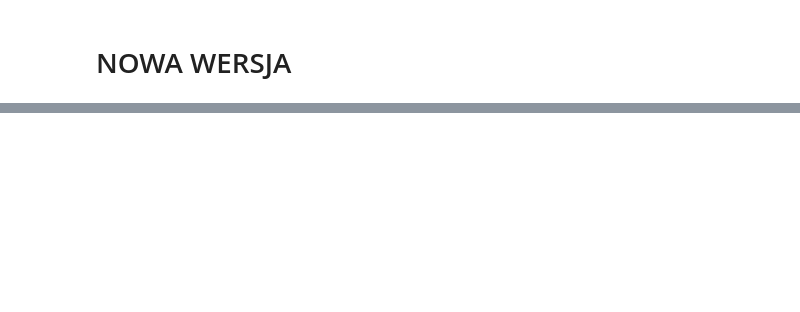
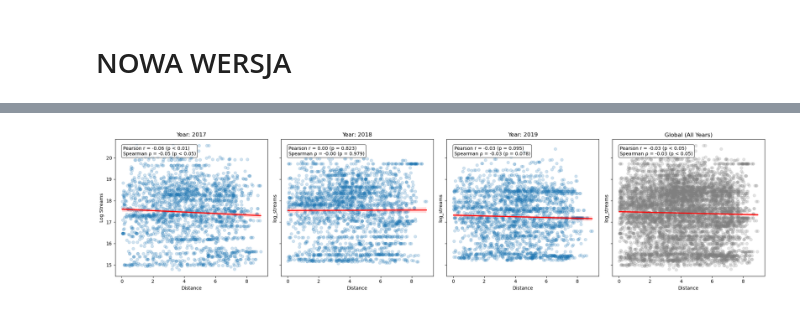
Before and after one commit to mvkolaj/Bachelor, a Jupyter notebook: exploratory_analysis/distances_visualizations.ipynb, the cells around one changed output, grey strips where cells are left out. Cells and saved outputs as stored; diff of their text form; code cells hidden in the pictures; blank space fills up the shorter version.

```diff
--- a/exploratory_analysis/distances_visualizations.ipynb
+++ b/exploratory_analysis/distances_visualizations.ipynb
@@ -655,0 +164,90 @@ plt.show()
+# %%
+import matplotlib.pyplot as plt
+import seaborn as sns
+from scipy.stats import pearsonr, spearmanr
+
+# --- helper to format p-values nicely ---
+def format_p(p):
+    if p < 0.001:
+        return "p < 0.001"
+    elif p < 0.01:
+        return "p < 0.01"
+    elif p < 0.05:
+        return "p < 0.05"
+    else:
+        return f"p = {p:.3f}"
+
+# --- setup ---
+years = sorted(df["year"].unique())
+n_years = len(years)
+
+fig, axes = plt.subplots(1, n_years + 1, figsize=(5 * (n_years + 1), 5), sharey=True)
+
+stats = {}
+
+# --- global plot ---
+global_r, global_rp = pearsonr(df["distance"], df["log_streams"])
+global_rho, global_sp = spearmanr(df["distance"], df["log_streams"])
+
+sns.regplot(
+    data=df,
+    x="distance",
+    y="log_streams",
+    scatter_kws={"alpha": 0.2, "color": "grey"},
+    line_kws={"color": "red"},
+    ax=axes[-1]
+)
+
+axes[-1].set_title("Global (All Years)")
+
+axes[-1].text(
+    0.05, 0.95,
+    f"Pearson r = {global_r:.2f} ({format_p(global_rp)})\n"
+    f"Spearman ρ = {global_rho:.2f} ({format_p(global_sp)})",
+    transform=axes[-1].transAxes,
+    va="top",
+    fontsize=10,
+    bbox=dict(boxstyle="round", facecolor="white", alpha=0.7)
+)
+
+# --- per-year plots ---
+for i, year in enumerate(years):
+    subset = df[df["year"] == year]
+
+    sns.regplot(
+        data=subset,
+        x="distance",
+        y="log_streams",
+        scatter_kws={"alpha": 0.2},
+        line_kws={"color": "red"},
+        ax=axes[i]
+    )
+
+    # correlations
+    r, rp = pearsonr(subset["distance"], subset["log_streams"])
+    rho, sp = spearmanr(subset["distance"], subset["log_streams"])
+
+    stats[year] = (r, rp, rho, sp)
+
+    axes[i].set_title(f"Year: {year}")
+
+    axes[i].text(
+        0.05, 0.95,
+        f"Pearson r = {r:.2f} ({format_p(rp)})\n"
+        f"Spearman ρ = {rho:.2f} ({format_p(sp)})",
+        transform=axes[i].transAxes,
+        va="top",
+        fontsize=10,
+        bbox=dict(boxstyle="round", facecolor="white", alpha=0.7)
+    )
+
+# --- labels ---
+for ax in axes:
+    ax.set_xlabel("Distance")
+
+axes[0].set_ylabel("Log Streams")
+
+plt.tight_layout()
+plt.show()
+# %% [output]
+[figure, added]
```
Also changed, not shown: parts of 46 cells of this notebook, 2 other files.
